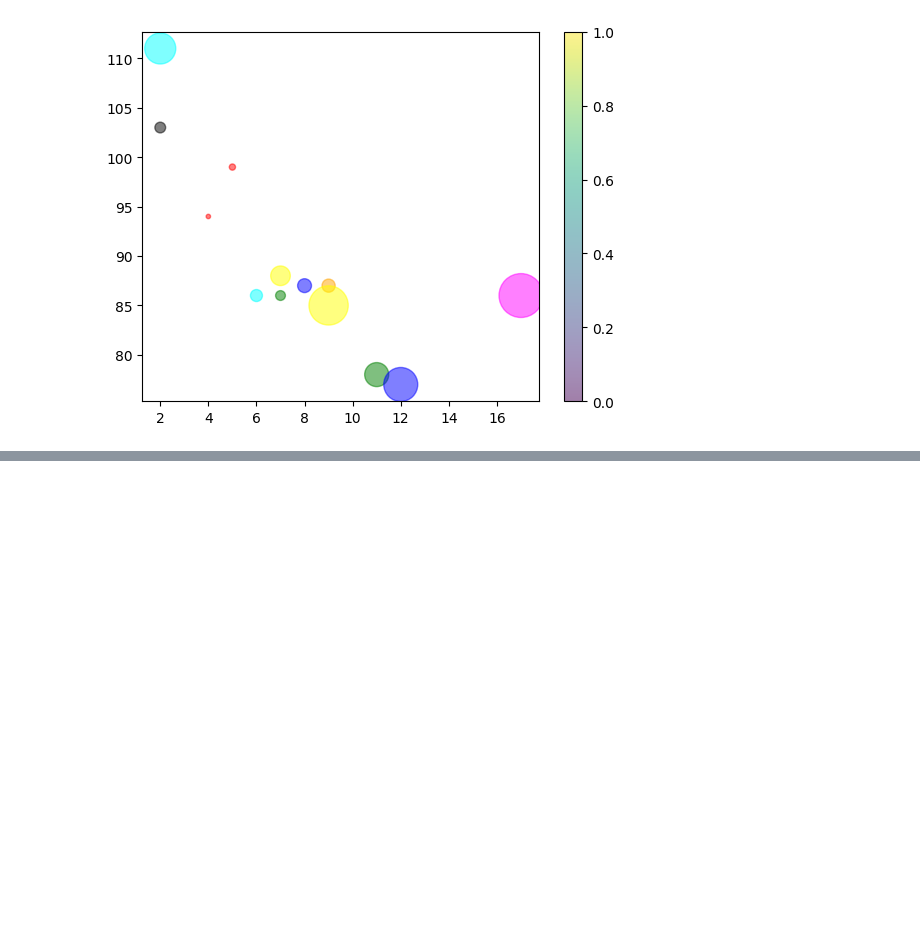
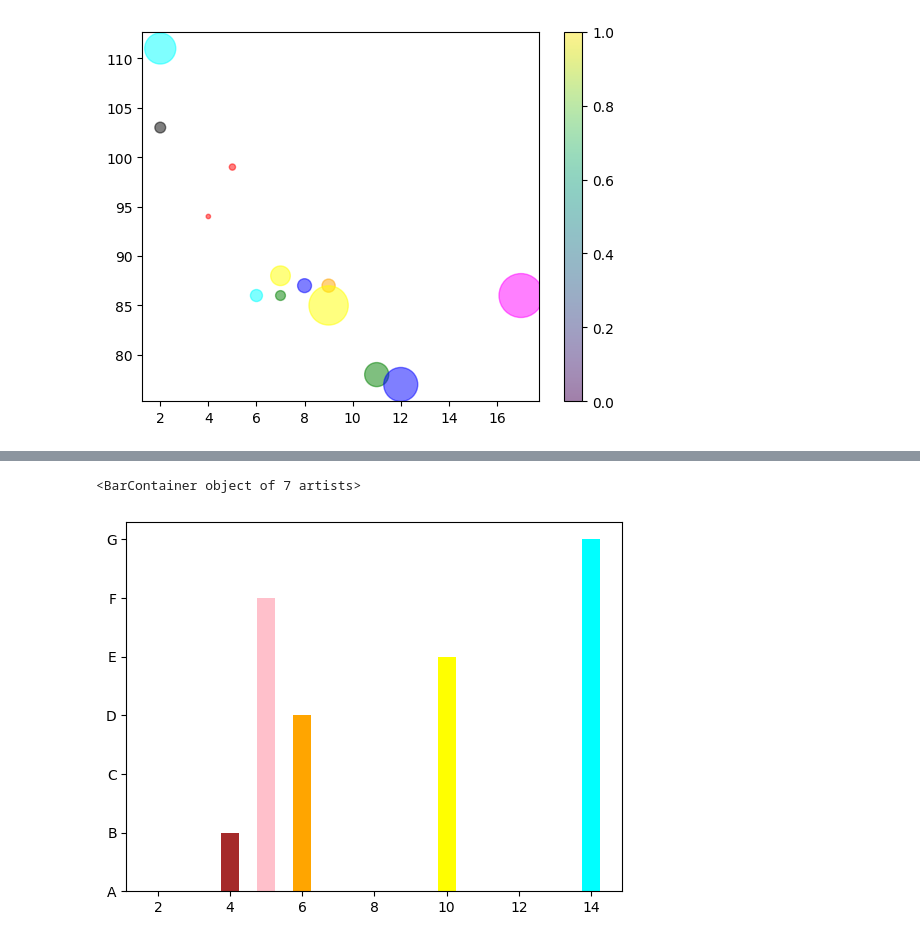
Before and after one commit to Ishant-Bansal/datascience, a Jupyter notebook: Matplotib/matplotlib_basic.ipynb, the cells around one changed output, grey strips where cells are left out. Saved outputs shown, nothing was run; the diff lists cells and outputs as text; code cells hidden in the pictures; blank space fills up the shorter version.

```diff
--- a/Matplotib/matplotlib_basic.ipynb
+++ b/Matplotib/matplotlib_basic.ipynb
@@ -106,0 +130,8 @@ plt.show()
+# %%
+x = np.array(['A','B','C','D','E','F','G'])
+y = np.array([2,4,6,6,10,5,14])
+c = np.array(["black","brown","red","orange","yellow","pink","aqua"])
+plt.bar(y,x,color = c,width=0.5)
+# %% [output]
+<BarContainer object of 7 artists>
+[figure, added]
```
Also changed, not shown: parts of 4 cells of this notebook, 38 other files.
